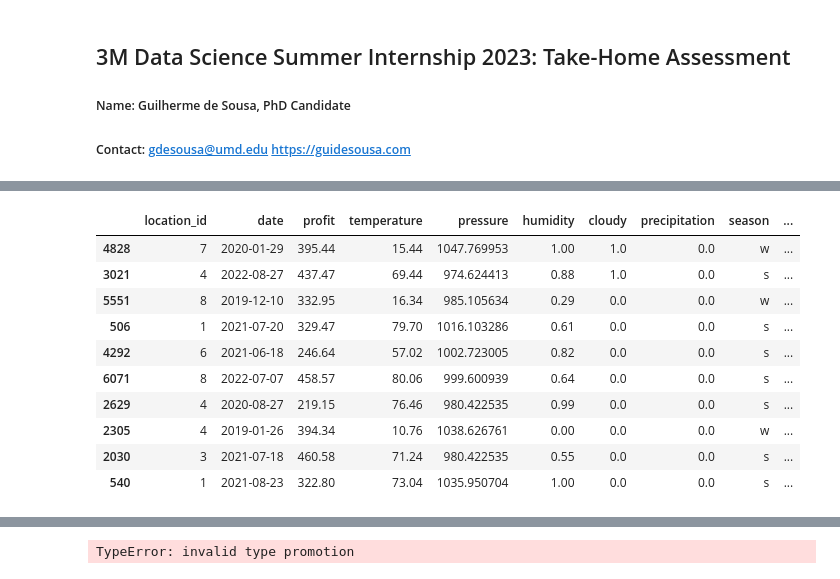
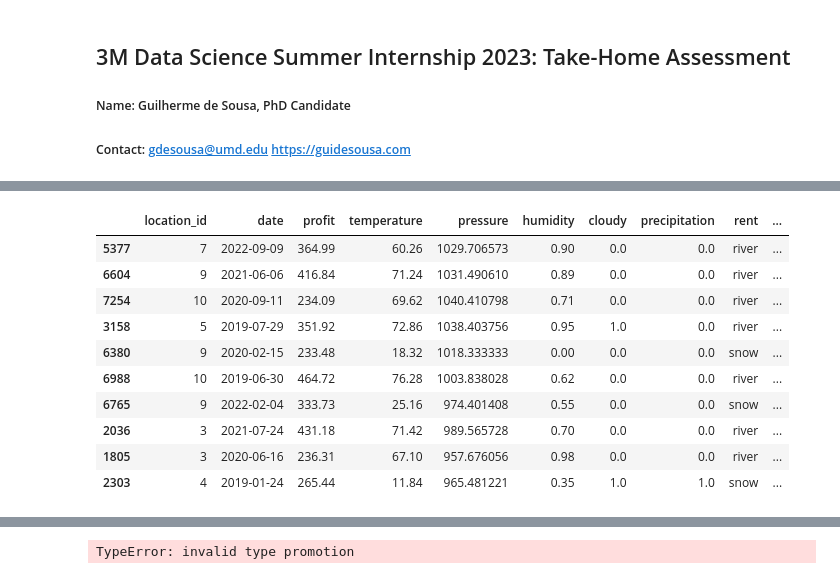
Before and after one commit to gdesousa2/intern-take-home-assessment, a Jupyter notebook: 3m_assessment_gdesousa.ipynb, the cells around one changed output, grey strips where cells are left out. Drawn from its saved outputs; the diff is of its cells as text; code cells hidden in the pictures.

```diff
--- a/3m_assessment_gdesousa.ipynb
+++ b/3m_assessment_gdesousa.ipynb
@@ -21,75 +23,98 @@ import matplotlib.pyplot as plt
 from datetime import datetime, timezone, timedelta
 # %%
 # Auxiliary functions
-def normalize(df, cols=None):
+def normalize(df, cols=None, norm='mean'):
     result = df.copy()
     if not cols:
         cols = df.columns
     for c in cols:
-        mea_value = df[c].mean()
-        std_value = df[c].std()
-        result[c] = (df[c] - mea_value) / std_value
+        if norm == 'mean':
+            mea_value = df[c].mean()
+            std_value = df[c].std()
+            result[c] = (df[c] - mea_value) / std_value
+        if norm == 'minmax':
+            min_value = df[c].min()
+            max_value = df[c].max()
+            result[c] = (df[c] - min_value) / (max_value - min_value)
     return result
 # %%
 from os import listdir, getcwd
 
 ##############
 # Load files #
 ##############
 # PATH
 PATH = getcwd() + '/data/'
 files = listdir(PATH)
 
 # Location, Holiday and Weather dataframes
-df_loc = pd.read_csv(PATH+'location_data.csv')
-df_hol = pd.read_csv(PATH+'holiday_data.csv')
-df_wea = pd.read_csv(PATH+'weather_data.csv').astype({'date':'datetime64[ns]'})
-df_wea['season'] = df_wea['temperature'].apply(lambda x: 'w' if x < 32 else 's')
+df_location = pd.read_csv(PATH+'location_data.csv')
+df_holiday = pd.read_csv(PATH+'holiday_data.csv')
+df_weather = pd.read_csv(PATH+'weather_data.csv').astype({'date':'datetime64[ns]'})
+df_weather['rent'] = df_weather['temperature'].apply(lambda x: 'snow' if x < 32 else 'river')
 
 # Transactions dataframe
-df_tra = []
+df_transaction = []
 for file in files:
     if ('system1' in file):
-        df_tra.append(pd.read_csv(PATH+file, index_col=None, header=0))
+        df_transaction.append(pd.read_csv(PATH+file, index_col=None, header=0))
     if ('system2' in file):
-        df_tra.append(pd.read_csv(PATH+file, index_col=None, header=0, sep='\t'))
+        df_transaction.append(pd.read_csv(PATH+file, index_col=None, header=0, sep='\t'))
     if ('system3' in file):
         with open(PATH + file) as f:
             data = json.loads(f.read())
-            df_tra.append(pd.json_normalize(data))
-df_tra = pd.concat(df_tra)
+            df_transaction.append(pd.json_normalize(data))
+df_transaction = pd.concat(df_transaction)
 # Remove $ symbol in System 1
-df_tra['profit'] = df_tra['profit'].apply(lambda x: str(x).split('$')[1] if '$' in str(x) else x)
+df_transaction['profit'] = df_transaction['profit'].apply(lambda x: str(x).split('$')[1] if '$' in str(x) else x)
 # Fix negative values of System 2 that writes '0-x' for negative values
-df_tra['profit'] = df_tra['profit'].apply(lambda x: '-'+str(x).split('-')[1] if '-' in str(x) else x)
+df_transaction['profit'] = df_transaction['profit'].apply(lambda x: '-'+str(x).split('-')[1] if '-' in str(x) else x)
 # Change column datatypes for a standard format
-df_tra = df_tra.astype({'location_id':int, 'date':'datetime64[ns]', 'transaction_id':int, 'profit':float})
+df_transaction = df_transaction.astype({'location_id':int, 'date':'datetime64[ns]', 'transaction_id':int, 'profit':float})
 
 # Dataframe for daily profit + location information
 # Map 'cloudy' and 'precipitation' boolean into 0/1
 # DropNA() for use in the modelling
-df_pro = df_tra.groupby([df_tra['location_id'],df_tra['date']])[['profit']].agg('sum')
-df_pro = pd.merge(df_pro, df_wea, how='left', left_on=['location_id','date'], right_on=['location_id','date'])
-df_pro = pd.merge(df_pro, df_loc, how='left', left_on=['location_id'], right_on=['location_id'])
-df_pro['cloudy'] = df_pro['cloudy'].replace({True: 1, False: 0})
-df_pro['precipitation'] = df_pro['precipitation'].replace({True: 1, False: 0})
-df_pro = df_pro.dropna()
+df_profit = df_transaction.groupby([df_transaction['location_id'],df_transaction['date']])[['profit']].agg('sum')
+df_profit = pd.merge(df_profit, df_weather, how='left', left_on=['location_id','date'], right_on=['location_id','date'])
+df_profit = pd.merge(df_profit, df_location, how='left', left_on=['location_id'], right_on=['location_id'])
+df_profit['cloudy'] = df_profit['cloudy'].replace({True: 1, False: 0})
+df_profit['precipitation'] = df_profit['precipitation'].replace({True: 1, False: 0})
+df_profit = df_profit.dropna()
 
-# Normalized dataframe & remove NaN
-df_nor = normalize(df_pro, ['profit', 'temperature', 'pressure', 'humidity', 'population', 'elevation'])
-df_nor = df_nor.dropna()
+# Normalized dataframes & remove NaN
+df_profit_norm_daily = df_profit.copy()
+df_profit_norm_daily = df_profit_norm_daily.dropna()
+df_profit_norm_daily = df_profit_norm_daily.groupby([df_profit_norm_daily['date'].dt.dayofyear, df_profit_norm_daily['location_id']], as_index=False).agg('mean')
+df_profit_norm_daily['rent'] = df_profit_norm_daily['temperature'].apply(lambda x: 'snow' if x < 32 else 'river')
+df_profit_norm_daily = normalize(df_profit_norm_daily, ['profit', 'temperature', 'pressure', 'humidity', 'population', 'elevation'], norm='minmax')
+
+df_profit_norm_weekly = df_profit.copy()
+df_profit_norm_weekly = df_profit_norm_weekly.dropna()
+df_profit_norm_weekly = df_profit_norm_weekly.groupby([df_profit_norm_weekly['date'].dt.weekofyear, df_profit_norm_weekly['location_id']], as_index=False).agg('mean')
+df_profit_norm_weekly['rent'] = df_profit_norm_weekly['temperature'].apply(lambda x: 'snow' if x < 32 else 'river')
+df_profit_norm_weekly = normalize(df_profit_norm_weekly, ['profit', 'temperature', 'pressure', 'humidity', 'population', 'elevation'], norm='minmax')
+
+df_profit_norm_monthly = df_profit.copy()
+df_profit_norm_monthly = df_profit_norm_monthly.dropna()
+df_profit_norm_monthly = df_profit_norm_monthly.groupby([df_profit_norm_monthly['date'].dt.month, df_profit_norm_monthly['location_id']], as_index=False).agg('mean')
+df_profit_norm_monthly['rent'] = df_profit_norm_monthly['temperature'].apply(lambda x: 'snow' if x < 32 else 'river')
+df_profit_norm_monthly = normalize(df_profit_norm_monthly, ['profit', 'temperature', 'pressure', 'humidity', 'population', 'elevation'], norm='minmax')
 
 # Sample values
-df_pro.sample(10)
+df_profit.sample(10)
+
+# Basic statistics
+#df_profit.describe()
 # %% [output]
-|  | location_id | date | profit | temperature | pressure | humidity | cloudy | precipitation | season | ... |
-| 4828 | 7 | 2020-01-29 | 395.44 | 15.44 | 1047.769953 | 1.00 | 1.0 | 0.0 | w | ... |
-| 3021 | 4 | 2022-08-27 | 437.47 | 69.44 | 974.624413 | 0.88 | 1.0 | 0.0 | s | ... |
-| 5551 | 8 | 2019-12-10 | 332.95 | 16.34 | 985.105634 | 0.29 | 0.0 | 0.0 | w | ... |
-| 506 | 1 | 2021-07-20 | 329.47 | 79.70 | 1016.103286 | 0.61 | 0.0 | 0.0 | s | ... |
-| 4292 | 6 | 2021-06-18 | 246.64 | 57.02 | 1002.723005 | 0.82 | 0.0 | 0.0 | s | ... |
-| 6071 | 8 | 2022-07-07 | 458.57 | 80.06 | 999.600939 | 0.64 | 0.0 | 0.0 | s | ... |
-| 2629 | 4 | 2020-08-27 | 219.15 | 76.46 | 980.422535 | 0.99 | 0.0 | 0.0 | s | ... |
-| 2305 | 4 | 2019-01-26 | 394.34 | 10.76 | 1038.626761 | 0.00 | 0.0 | 0.0 | w | ... |
-| 2030 | 3 | 2021-07-18 | 460.58 | 71.24 | 980.422535 | 0.55 | 0.0 | 0.0 | s | ... |
-| 540 | 1 | 2021-08-23 | 322.80 | 73.04 | 1035.950704 | 1.00 | 0.0 | 0.0 | s | ... |
+|  | location_id | date | profit | temperature | pressure | humidity | cloudy | precipitation | rent | ... |
+| 5377 | 7 | 2022-09-09 | 364.99 | 60.26 | 1029.706573 | 0.90 | 0.0 | 0.0 | river | ... |
+| 6604 | 9 | 2021-06-06 | 416.84 | 71.24 | 1031.490610 | 0.89 | 0.0 | 0.0 | river | ... |
+| 7254 | 10 | 2020-09-11 | 234.09 | 69.62 | 1040.410798 | 0.71 | 0.0 | 0.0 | river | ... |
+| 3158 | 5 | 2019-07-29 | 351.92 | 72.86 | 1038.403756 | 0.95 | 1.0 | 0.0 | river | ... |
+| 6380 | 9 | 2020-02-15 | 233.48 | 18.32 | 1018.333333 | 0.00 | 0.0 | 0.0 | snow | ... |
+| 6988 | 10 | 2019-06-30 | 464.72 | 76.28 | 1003.838028 | 0.62 | 0.0 | 0.0 | river | ... |
+| 6765 | 9 | 2022-02-04 | 333.73 | 25.16 | 974.401408 | 0.55 | 0.0 | 0.0 | snow | ... |
+| 2036 | 3 | 2021-07-24 | 431.18 | 71.42 | 989.565728 | 0.70 | 0.0 | 0.0 | river | ... |
+| 1805 | 3 | 2020-06-16 | 236.31 | 67.10 | 957.676056 | 0.98 | 0.0 | 0.0 | river | ... |
+| 2303 | 4 | 2019-01-24 | 265.44 | 11.84 | 965.481221 | 0.35 | 1.0 | 1.0 | snow | ... |
```
Also changed, not shown: parts of 31 cells of this notebook.
